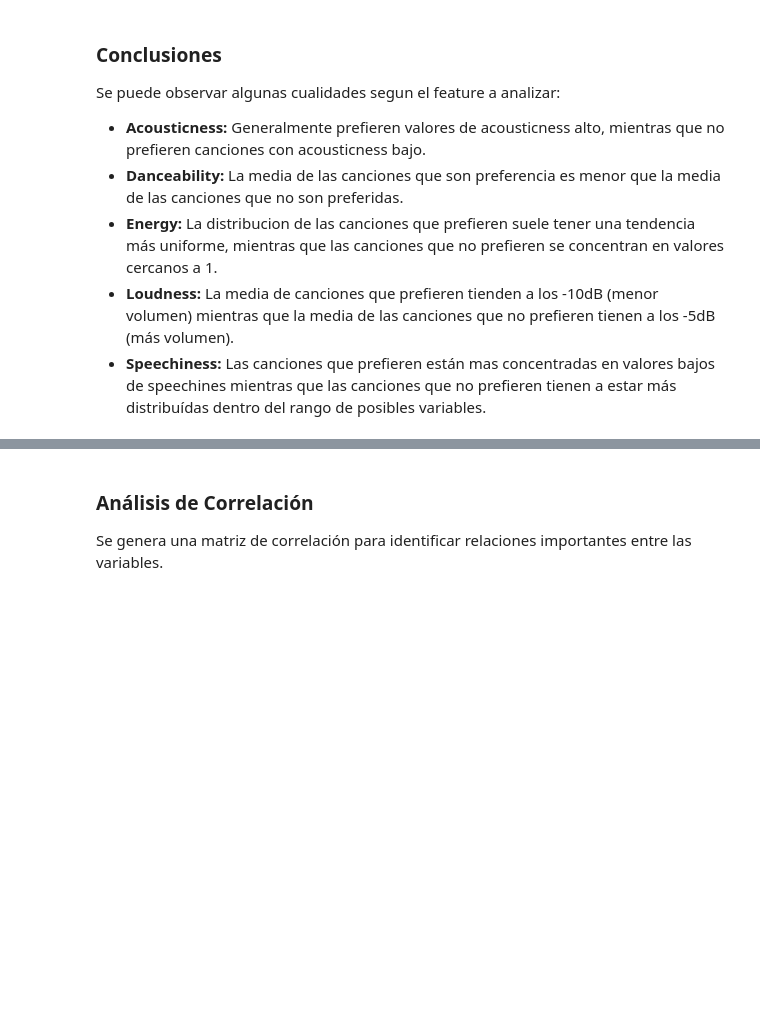
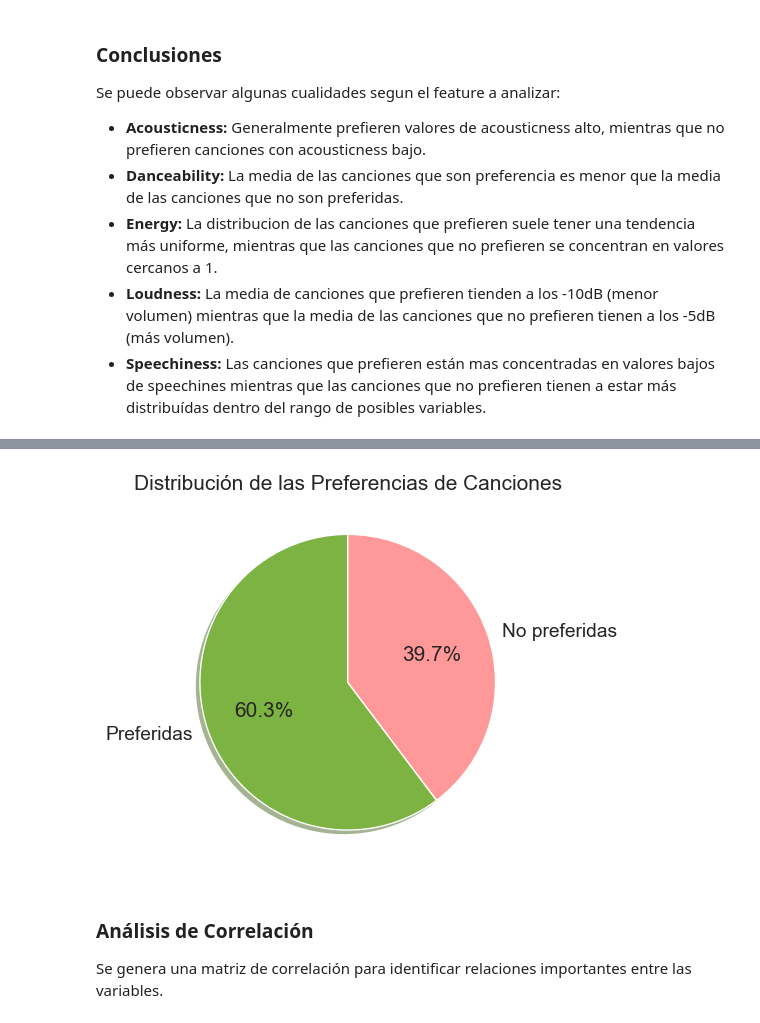
Before and after one commit to luciano106/CEIA-AMq1, a Jupyter notebook: TP_FINAL/tp_final.ipynb, the cells around one changed output, grey strips where cells are left out. Drawn from its saved outputs; the diff is of its cells as text; code cells hidden in the pictures; blank space fills up the shorter version.

```diff
--- a/TP_FINAL/tp_final.ipynb
+++ b/TP_FINAL/tp_final.ipynb
@@ -480,3 +449,12 @@ plt.show()
+# %%
+fig, ax = plt.subplots()
+ax.pie(spotify_df.label.value_counts(),
+       labels=[target_esn[0], target_esn[1]], shadow={'ox': -0.02, 'edgecolor': 'none', 'shade': 0.4},
+       colors=[palette[1], palette[0]], autopct='%1.1f%%', startangle=90)
+plt.title("Distribución de las Preferencias de Canciones")
+plt.show()
+# %% [output]
+[figure, added]
 # %% [markdown]
 ### Análisis de Correlación
 
```
Also changed, not shown: parts of 5 cells of this notebook.
